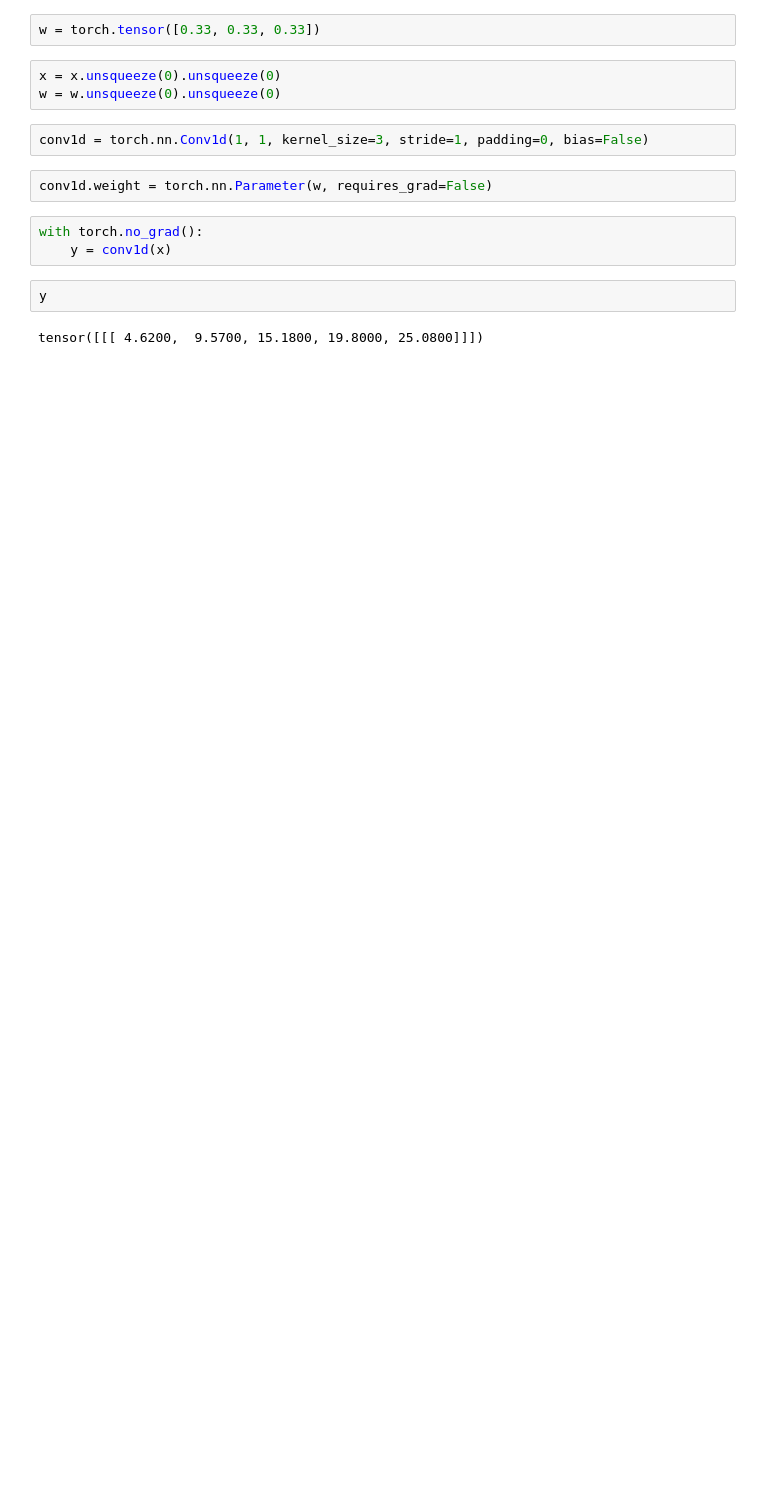
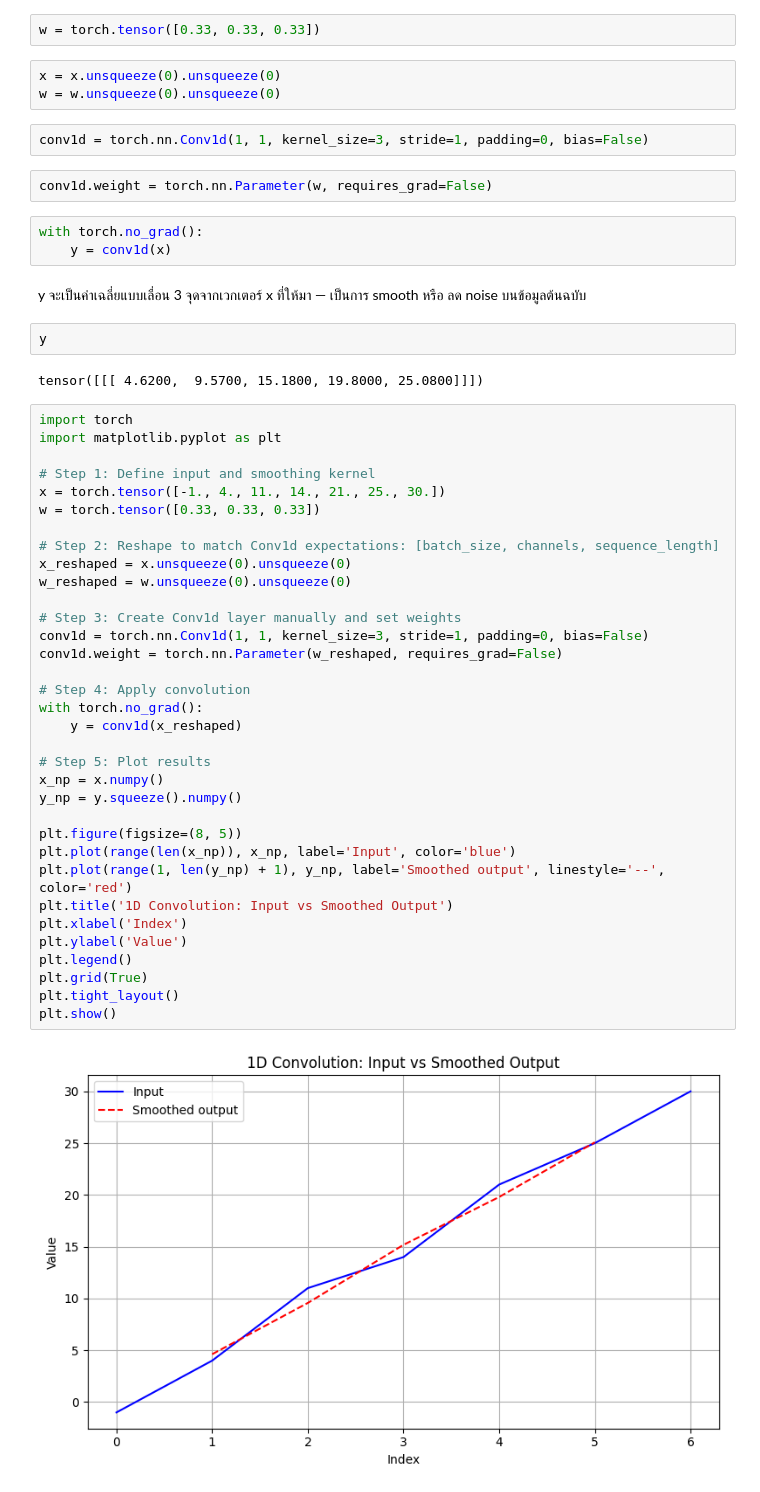
Before and after one commit to PhonxayMax/Math-and-Architectures-of-Deep-Learning, a Jupyter notebook: CH10_1dconv_with_custom_weights.ipynb, the cells around one changed output. Saved outputs shown, nothing was run; the diff lists cells and outputs as text; blank space fills up the shorter version.

```diff
--- a/CH10_1dconv_with_custom_weights.ipynb
+++ b/CH10_1dconv_with_custom_weights.ipynb
@@ -16,7 +18,45 @@ conv1d.weight = torch.nn.Parameter(w, requires_grad=False)
 # %%
 with torch.no_grad():
     y = conv1d(x)
+# %% [markdown]
+y จะเป็นค่าเฉลี่ยแบบเลื่อน 3 จุดจากเวกเตอร์ x ที่ให้มา — เป็นการ smooth หรือ ลด noise บนข้อมูลต้นฉบับ
 # %%
 y
 # %% [output]
 tensor([[[ 4.6200,  9.5700, 15.1800, 19.8000, 25.0800]]])
+# %%
+import torch
+import matplotlib.pyplot as plt
+
+# Step 1: Define input and smoothing kernel
+x = torch.tensor([-1., 4., 11., 14., 21., 25., 30.])
+w = torch.tensor([0.33, 0.33, 0.33])
+
+# Step 2: Reshape to match Conv1d expectations: [batch_size, channels, sequence_length]
+x_reshaped = x.unsqueeze(0).unsqueeze(0)
+w_reshaped = w.unsqueeze(0).unsqueeze(0)
+
+# Step 3: Create Conv1d layer manually and set weights
+conv1d = torch.nn.Conv1d(1, 1, kernel_size=3, stride=1, padding=0, bias=False)
+conv1d.weight = torch.nn.Parameter(w_reshaped, requires_grad=False)
+
+# Step 4: Apply convolution
+with torch.no_grad():
+    y = conv1d(x_reshaped)
+
+# Step 5: Plot results
+x_np = x.numpy()
+y_np = y.squeeze().numpy()
+
+plt.figure(figsize=(8, 5))
+plt.plot(range(len(x_np)), x_np, label='Input', color='blue')
+plt.plot(range(1, len(y_np) + 1), y_np, label='Smoothed output', linestyle='--', color='red')
+plt.title('1D Convolution: Input vs Smoothed Output')
+plt.xlabel('Index')
+plt.ylabel('Value')
+plt.legend()
+plt.grid(True)
+plt.tight_layout()
+plt.show()
+# %% [output]
+[figure, added]
```
Also changed, not shown: parts of 17 cells of this notebook.
